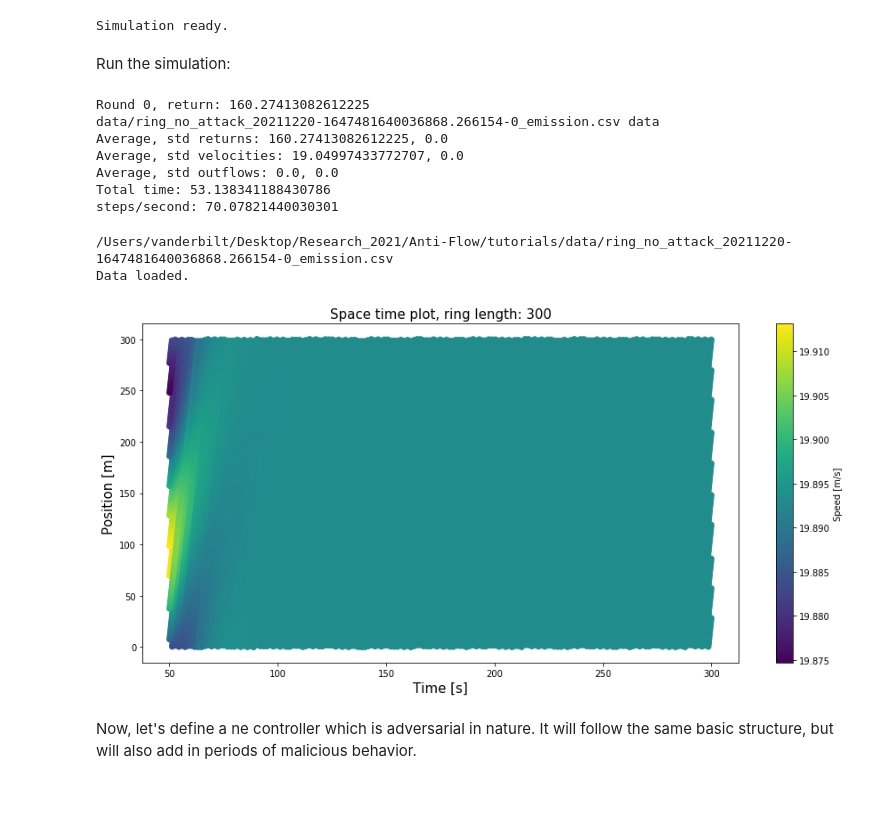
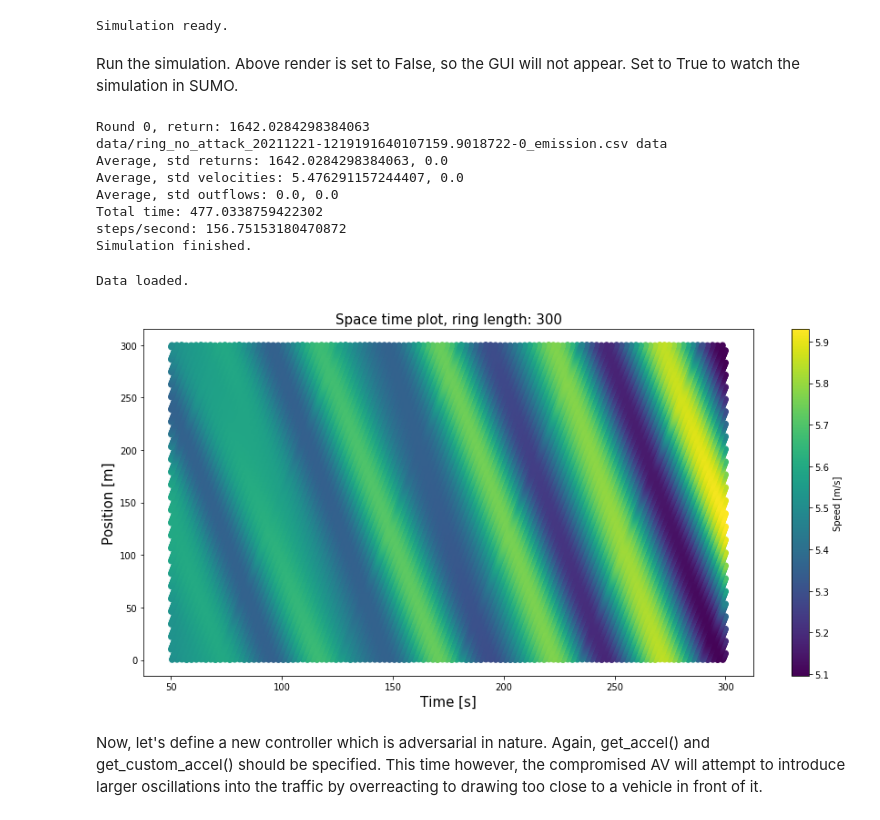
Before and after one commit to georgegunter/Anti-Flow, a Jupyter notebook: tutorials/tutorial02_design_an_adversary.ipynb, the cells around one changed output. Cells and saved outputs as stored; diff of their text form; code cells hidden in the pictures.

Commit message:
Finished tutorial_02, minor additions to visualize_ring

```diff
--- a/tutorials/tutorial02_design_an_adversary.ipynb
+++ b/tutorials/tutorial02_design_an_adversary.ipynb
@@ -52,9 +52,9 @@ class cfm_non_adversarial(BaseController):
         s = env.k.vehicle.get_headway(self.veh_id) #inter-vehicle spacing to leader
 
         # We build this model off the popular Bando OV-FTL model:
-        v_opt = self.OV(self,v,s)
-        ftl = self.(self,v,v_l,s)
-        u = self.a*(v_opt - v) + self.b*ftl
+        v_opt = self.OV(s)
+        ftl = self.FTL(v,v_l,s)
+        u = self.a*(v_opt-v) + self.b*ftl
 
         return u #return the acceleration that is set above.
 
@@ -62,13 +62,15 @@ class cfm_non_adversarial(BaseController):
         """This function can be queried at any time,
            and is useful for analyzing controller
            behavior outside of a sim."""
-        v_opt = self.OV(self,v,s)
-        ftl = self.(self,v,v_l,s)
-        u = self.a*(v_opt - v) + self.b*ftl
+        v_opt = self.OV(s)
+        ftl = self.FTL(v,v_l,s)
+        u = self.a*(v_opt-v) + self.b*ftl
         return u
 
-    def OV(self,v,s):
+    def OV(self,s):
         return self.Vm*((np.tanh(s/self.s0-self.s1)+np.tanh(self.s1))/(1+np.tanh(self.s1)))
 
     def FTL(self,v,v_l,s):
         return (v_l-v)/(s**2)
+
+print('Non adversarial CFM initiialized.')
@@ -110,10 +138,10 @@ net_params = NetParams(additional_params={'length':ring_length,
 
 
 #Specify how human driven vehicles will drive:
-num_human_drivers = 10
+num_human_drivers = 25
 # Define a driver model human drivers:
 vehicles.add("human",
-             acceleration_controller=(cfm_non_adversarial, {'Vm':2.0,'noise':0.05}),
+             acceleration_controller=(cfm_non_adversarial, {'noise':0.05}),
              routing_controller=(ContinuousRouter, {}),
              num_vehicles=num_human_drivers)
 
@@ -137,32 +165,29 @@ exp = Experiment(flow_params)
 print('Simulation ready.')
 # %% [output]
 Simulation ready.
-# %% [markdown]
-Run the simulation:
+# %% [markdown]
+Run the simulation. Above render is set to False, so the GUI will not appear. Set to True to watch the simulation in SUMO.
 # %%
 #Run the simulation and save the data:
-sim_res_list = exp.run(1, convert_to_csv=True)
+sim_res_list_no_attack = exp.run(1, convert_to_csv=True)
+print('Simulation finished.')
 # %% [output]
-Round 0, return: 160.27413082612225
-data/ring_no_attack_20211220-1647481640036868.266154-0_emission.csv data
-Average, std returns: 160.27413082612225, 0.0
-Average, std velocities: 19.04997433772707, 0.0
+Round 0, return: 1642.0284298384063
+data/ring_no_attack_20211221-1219191640107159.9018722-0_emission.csv data
+Average, std returns: 1642.0284298384063, 0.0
+Average, std velocities: 5.476291157244407, 0.0
 Average, std outflows: 0.0, 0.0
-Total time: 53.138341188430786
-steps/second: 70.07821440030301
+Total time: 477.0338759422302
+steps/second: 156.75153180470872
+Simulation finished.
 # %%
 import os
 import flow.visualize.visualize_ring as visualize_ring
-from importlib import reload
-reload(visualize_ring)
-
-emission_location = os.path.join(os.getcwd(),sim_res_list[1])
-print(emission_location)
+emission_location = os.path.join(os.getcwd(),sim_res_list_no_attack[1])
 visualize_ring.make_ring_spacetime_fig(csv_path = emission_location)
 # %% [output]
-/Users/vanderbilt/Desktop/Research_2021/Anti-Flow/tutorials/data/ring_no_attack_20211220-1647481640036868.266154-0_emission.csv
 Data loaded.
-[figure, old version]
+[figure, new version]
-# %% [markdown]
-Now, let's define a ne controller which is adversarial in nature. It will follow the same basic structure, but will also add in periods of malicious behavior.
+# %% [markdown]
+Now, let's define a new controller which is adversarial in nature. Again, get_accel() and get_custom_accel() should be specified. This time however, the compromised AV will attempt to introduce larger oscillations into the traffic by overreacting to drawing too close to a vehicle in front of it.
 # %%
```
Also changed, not shown: parts of 16 cells of this notebook, 3 other files.
